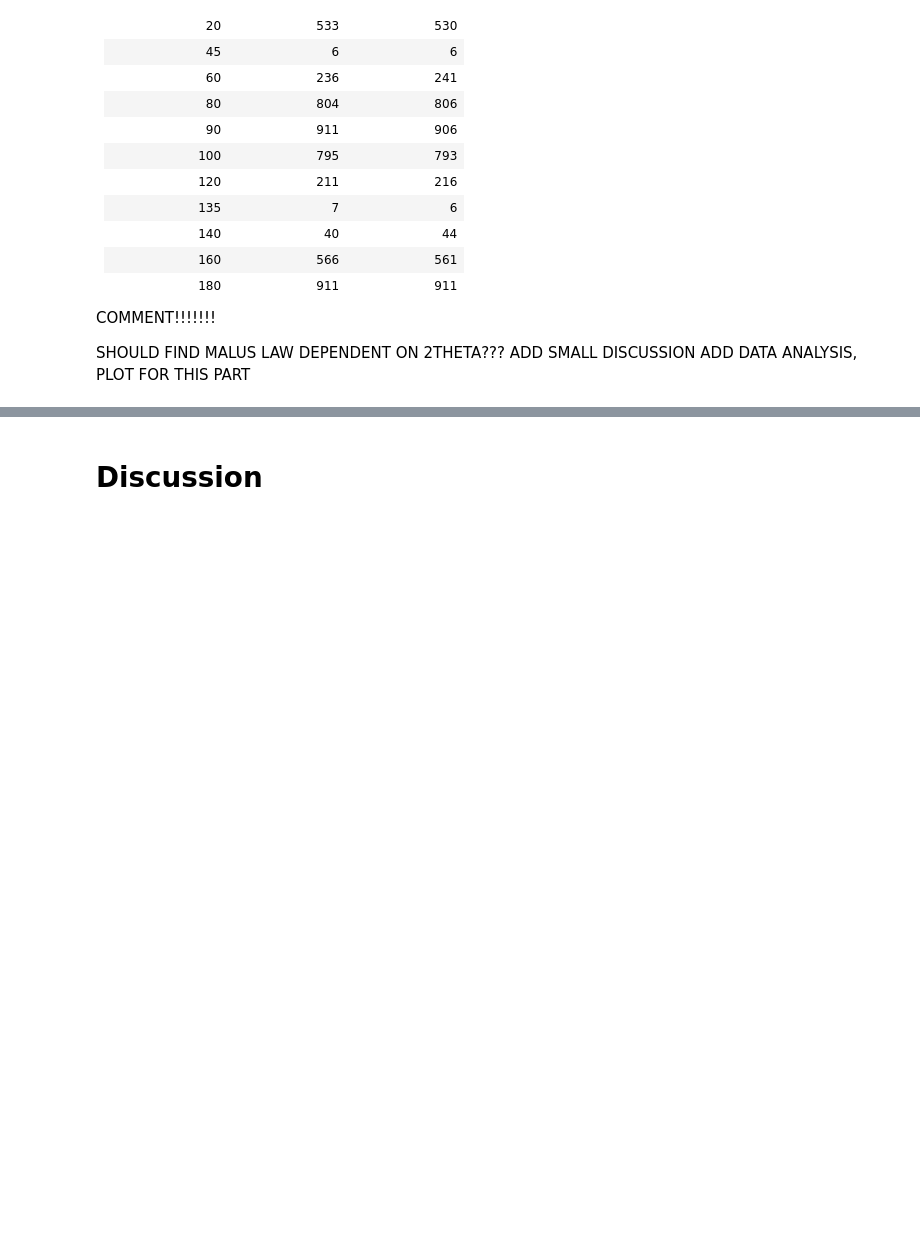
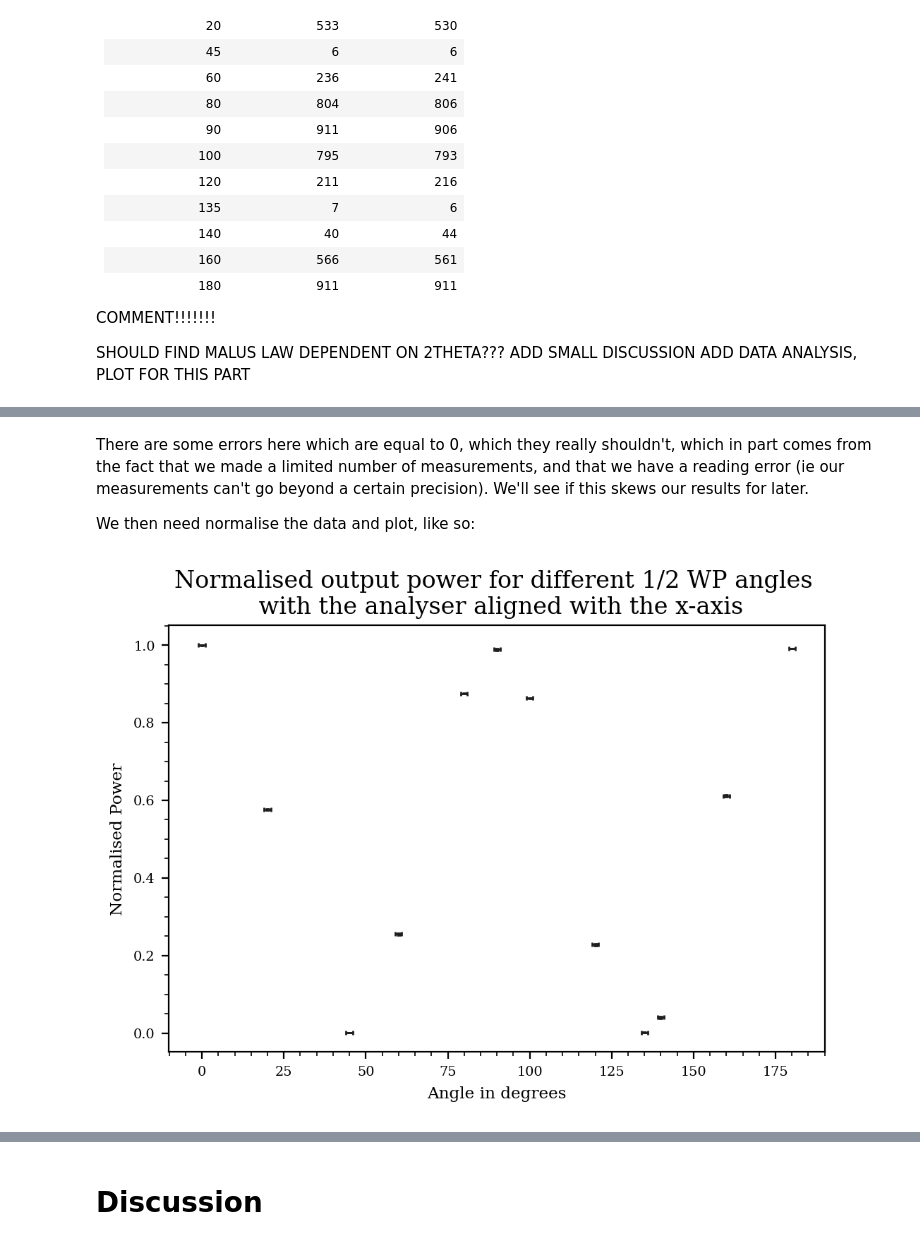
Before and after one commit to MelzieG/Lab3, a Jupyter notebook: Part2.ipynb, the cells around one changed output, grey strips where cells are left out. Saved outputs shown, nothing was run; the diff lists cells and outputs as text; code cells hidden in the pictures; blank space fills up the shorter version.

```diff
--- a/Part2.ipynb
+++ b/Part2.ipynb
@@ -96,0 +107,8 @@ ADD DATA ANALYSIS, PLOT FOR THIS PART
+# %%
+#load the data
+
+angle, power1, power2=np.loadtxt('Measurements_paragraph_3.csv', delimiter=',', skiprows=4, unpack='True')
+
+background=5                    #background value
+reading_error=1                 #error on each value of count
+angle_err=np.ones_like(angle)   #reading error on angle is one
@@ -96,0 +117,15 @@ ADD DATA ANALYSIS, PLOT FOR THIS PART
+# %%
+#find out the standard error and mean of the measurements
+power_err=[]                                   #create array for standard error
+power_mean=[]                                  #create array for the mean
+
+for i in range (0,12):
+    mea=[power1[i],power2[i]]                  #array of the i-th element in all the counts arrays
+    mea=mea-np.ones_like(mea)*background       #subtracting array by array of background
+    average=statistics.mean(mea)               #find the average of each iteration
+    ste=sem(mea)                               #find the standard error of each iteration
+
+    print('the average power at angle {0} is then {1:.1f} pm {2:.1f}'.format(i+1, average, ste))
+
+    power_mean.append(average)                 #append the calculated average value to corresponding array
+    power_err.append(ste)                      #append the calculated standard error to corresponding array
@@ -96,0 +145,27 @@ ADD DATA ANALYSIS, PLOT FOR THIS PART
+# %% [markdown]
+There are some errors here which are equal to 0, which they really shouldn't, which in part comes from the fact that we made a limited number of measurements, and that we have a reading error (ie our measurements can't go beyond a certain precision). We'll see if this skews our results for later.
+
+We then need normalise the data and plot, like so:
+# %%
+# Want to normalise data, so divide by counts by maximum:
+
+max_power  = max(power_mean)                # naming the maximum number of counts
+max_index   = power_mean.index(max_power)   # finding its index
+max_error   = power_err[max_index]          # naming the error associated with the maximum, which has the same index
+
+norm_power = power_mean/max_power           #normalising
+
+# calculating error on normalised counts by error propagation
+
+norm_error = [(norm_power[i] * np.sqrt((power_err[i]/power_mean[i])**2+(max_error/max_power)**2)) for i in range(np.size(power_mean))]
+    # ^ using list comprehension here
+
+
+#plotting
+plt.errorbar(angle, norm_power, yerr=norm_error, xerr=angle_err, fmt='none')      #plot number of counts against angles
+plt.xlabel('Angle in degrees')                                                    #label x-axis
+plt.ylabel('Normalised Power')                                                    #label y-axis
+plt.title('Normalised output power for different 1/2 WP angles \n with the analyser aligned with the x-axis')
+plt.show()
+# %% [output]
+[figure, added]
```
Also changed, not shown: parts of 11 cells of this notebook.
